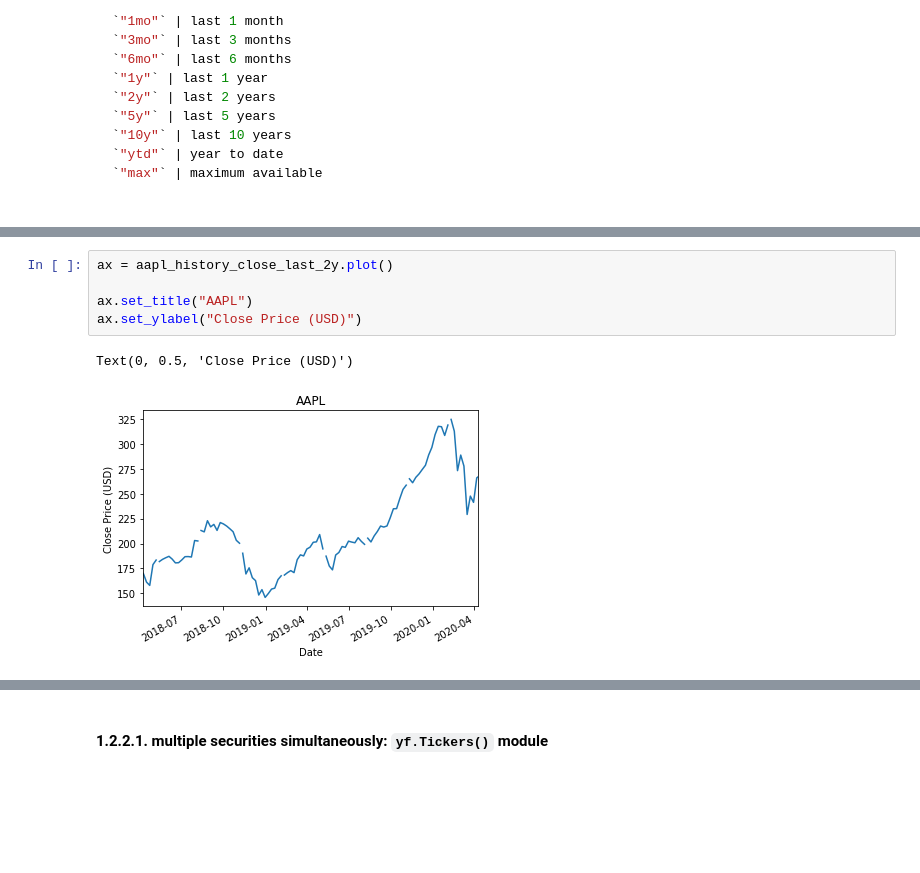
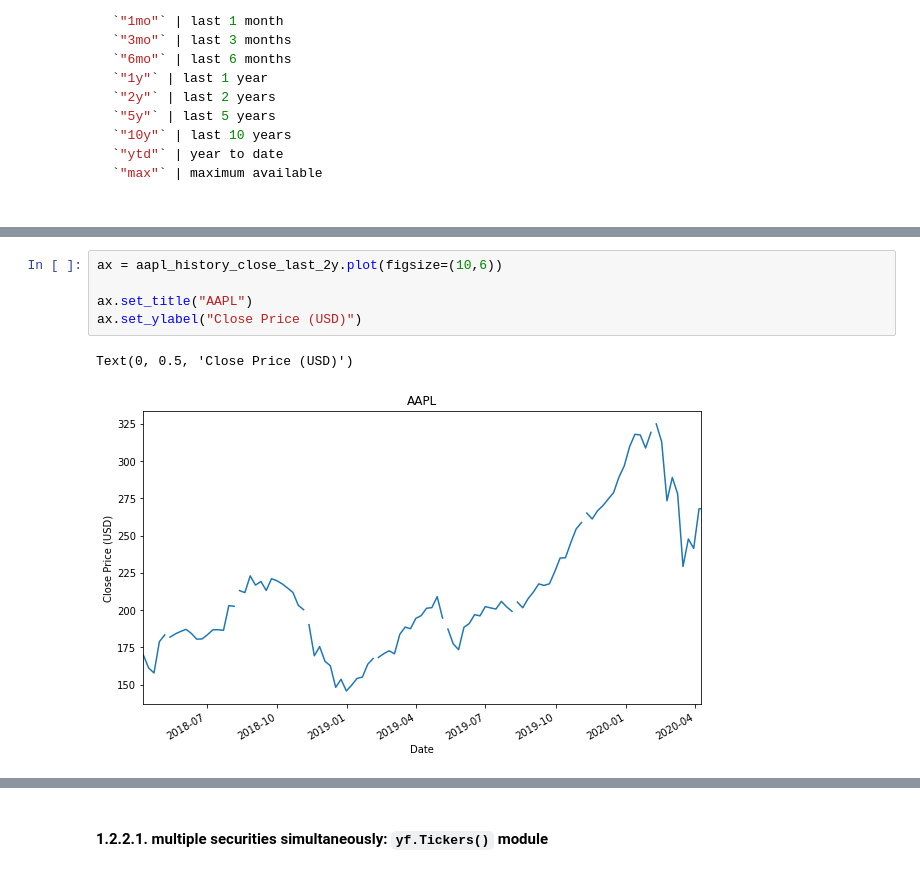
Before and after one commit to gabrielepompa88/IT-For-Business-And-Finance-2019-20, a Jupyter notebook: Notebooks/Data_Analysis___Financial_Time_Series.ipynb, the cells around one changed output, grey strips where cells are left out. Saved outputs shown, nothing was run; the diff lists cells and outputs as text; blank space fills up the shorter version.

```diff
--- a/Notebooks/Data_Analysis___Financial_Time_Series.ipynb
+++ b/Notebooks/Data_Analysis___Financial_Time_Series.ipynb
@@ -352,10 +350,10 @@ Date
 Name: Close, Length: 114, dtype: float64
 # %%
-ax = aapl_history_close_last_2y.plot()
+ax = aapl_history_close_last_2y.plot(figsize=(10,6))
 
 ax.set_title("AAPL")
 ax.set_ylabel("Close Price (USD)")
 # %% [output]
 Text(0, 0.5, 'Close Price (USD)')
-[figure, old version]
+[figure, new version]
 # %%
```
Also changed, not shown: parts of 118 cells of this notebook.
